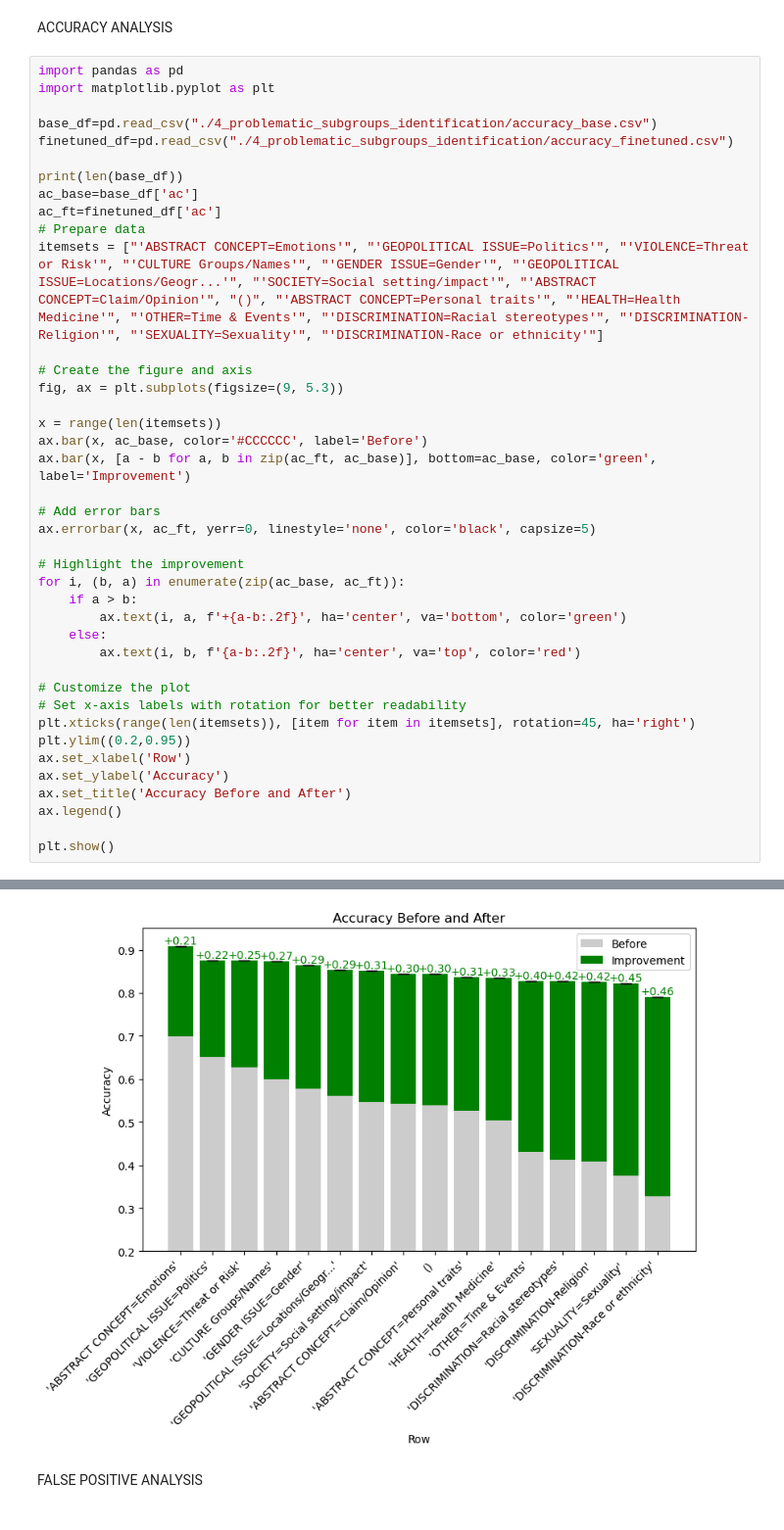
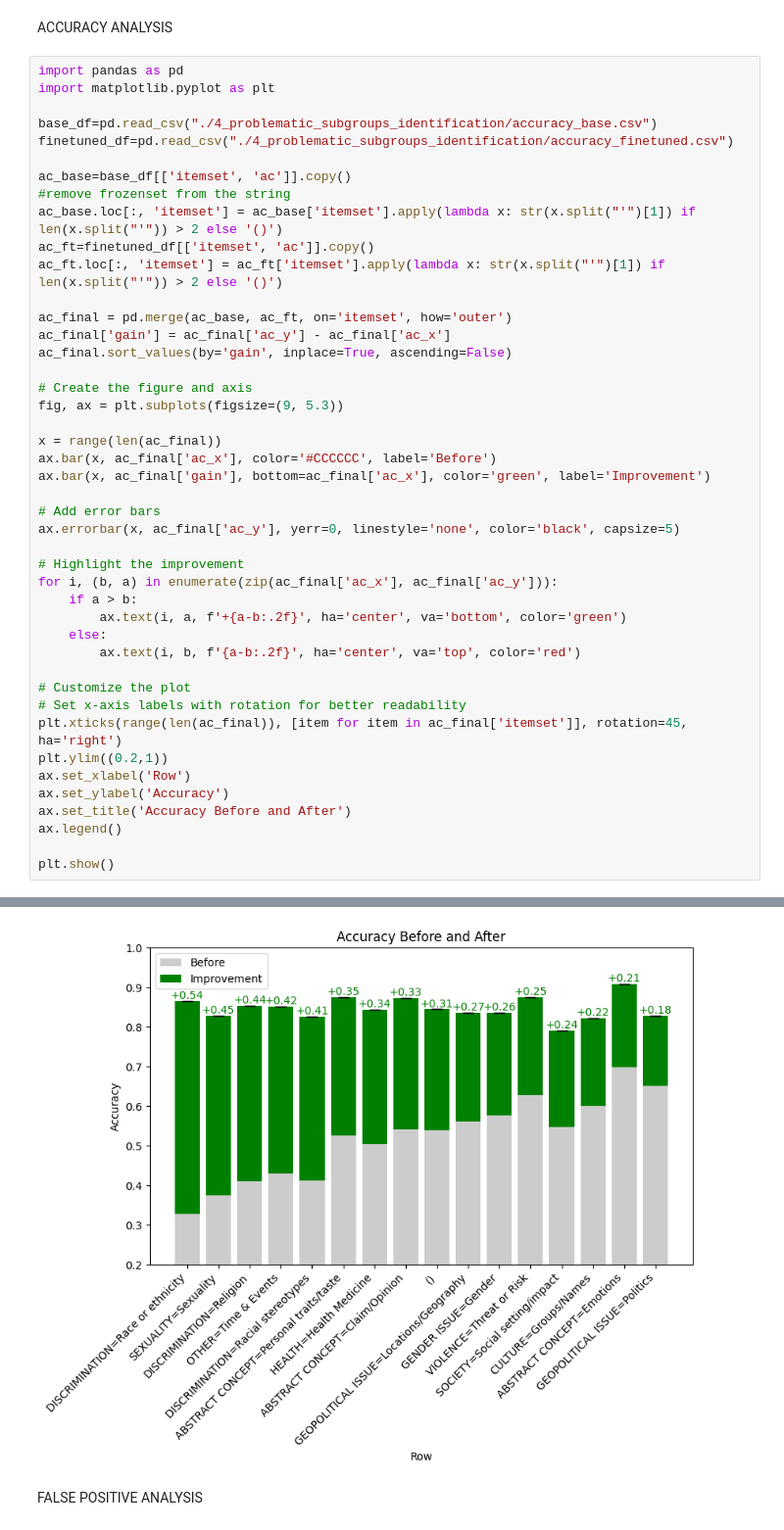
Before and after one commit to AmorosoLaura/XAI_project, a Jupyter notebook: utility_functions.ipynb, the cells around one changed output, grey strips where cells are left out. Shown at 98% size. Drawn from its saved outputs; the diff is of its cells as text.

```diff
--- a/utility_functions.ipynb
+++ b/utility_functions.ipynb
@@ -463,24 +463,28 @@ import matplotlib.pyplot as plt
 base_df=pd.read_csv("./4_problematic_subgroups_identification/accuracy_base.csv")
 finetuned_df=pd.read_csv("./4_problematic_subgroups_identification/accuracy_finetuned.csv")
 
-print(len(base_df))
-ac_base=base_df['ac']
-ac_ft=finetuned_df['ac']
-# Prepare data
-itemsets = ["'ABSTRACT CONCEPT=Emotions'", "'GEOPOLITICAL ISSUE=Politics'", "'VIOLENCE=Threat or Risk'", "'CULTURE Groups/Names'", "'GENDER ISSUE=Gender'", "'GEOPOLITICAL ISSUE=Locations/Geogr...'", "'SOCIETY=Social setting/impact'", "'ABSTRACT CONCEPT=Claim/Opinion'", "()", "'ABSTRACT CONCEPT=Personal traits'", "'HEALTH=Health Medicine'", "'OTHER=Time & Events'", "'DISCRIMINATION=Racial stereotypes'", "'DISCRIMINATION-Religion'", "'SEXUALITY=Sexuality'", "'DISCRIMINATION-Race or ethnicity'"]
+ac_base=base_df[['itemset', 'ac']].copy()
+#remove frozenset from the string
+ac_base.loc[:, 'itemset'] = ac_base['itemset'].apply(lambda x: str(x.split("'")[1]) if len(x.split("'")) > 2 else '()')
+ac_ft=finetuned_df[['itemset', 'ac']].copy()
+ac_ft.loc[:, 'itemset'] = ac_ft['itemset'].apply(lambda x: str(x.split("'")[1]) if len(x.split("'")) > 2 else '()')
+
+ac_final = pd.merge(ac_base, ac_ft, on='itemset', how='outer')
+ac_final['gain'] = ac_final['ac_y'] - ac_final['ac_x']
+ac_final.sort_values(by='gain', inplace=True, ascending=False)
 
 # Create the figure and axis
 fig, ax = plt.subplots(figsize=(9, 5.3))
 
-x = range(len(itemsets))
-ax.bar(x, ac_base, color='#CCCCCC', label='Before')
-ax.bar(x, [a - b for a, b in zip(ac_ft, ac_base)], bottom=ac_base, color='green', label='Improvement')
+x = range(len(ac_final))
+ax.bar(x, ac_final['ac_x'], color='#CCCCCC', label='Before')
+ax.bar(x, ac_final['gain'], bottom=ac_final['ac_x'], color='green', label='Improvement')
 
 # Add error bars
-ax.errorbar(x, ac_ft, yerr=0, linestyle='none', color='black', capsize=5)
+ax.errorbar(x, ac_final['ac_y'], yerr=0, linestyle='none', color='black', capsize=5)
 
 # Highlight the improvement
-for i, (b, a) in enumerate(zip(ac_base, ac_ft)):
+for i, (b, a) in enumerate(zip(ac_final['ac_x'], ac_final['ac_y'])):
     if a > b:
         ax.text(i, a, f'+{a-b:.2f}', ha='center', va='bottom', color='green')
     else:
@@ -488,8 +492,8 @@ for i, (b, a) in enumerate(zip(ac_base, ac_ft)):
 
 # Customize the plot
 # Set x-axis labels with rotation for better readability
-plt.xticks(range(len(itemsets)), [item for item in itemsets], rotation=45, ha='right')
-plt.ylim((0.2,0.95))
+plt.xticks(range(len(ac_final)), [item for item in ac_final['itemset']], rotation=45, ha='right')
+plt.ylim((0.2,1))
 ax.set_xlabel('Row')
 ax.set_ylabel('Accuracy')
 ax.set_title('Accuracy Before and After')
@@ -501,4 +504,4 @@ plt.show()
-[figure, old version]
+[figure, new version]
 # %% [markdown]
 FALSE POSITIVE ANALYSIS
 # %%
```
Also changed, not shown: parts of 3 cells of this notebook.
